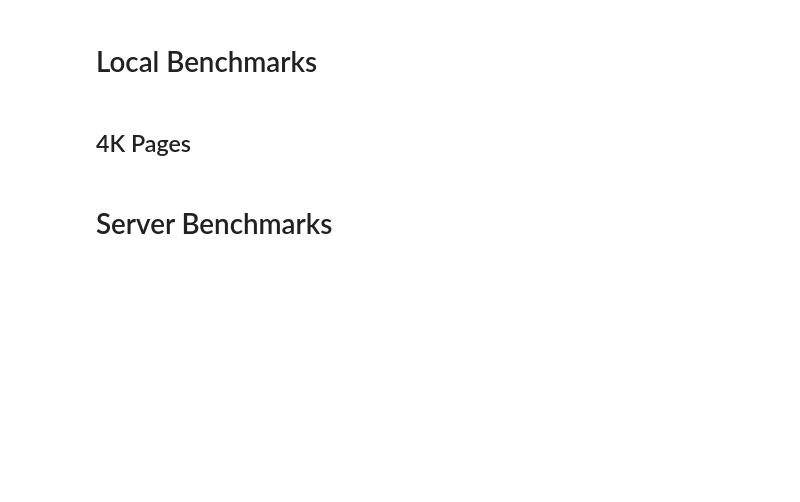
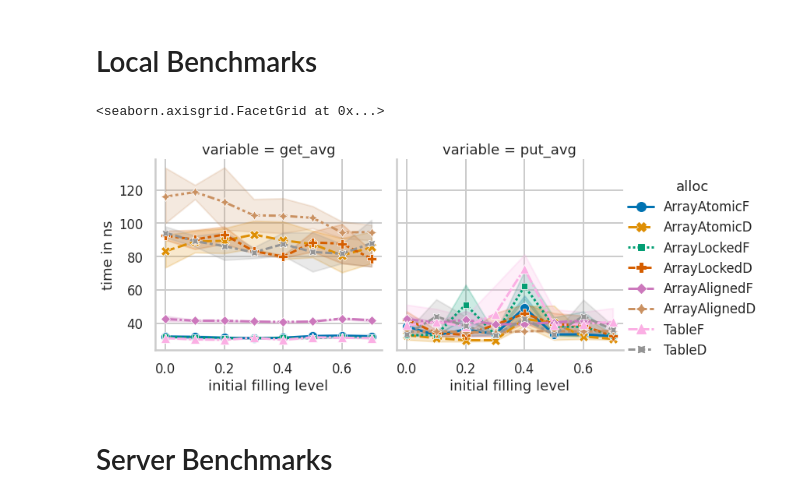
Before and after one commit to luhsra/llfree-rs, a Jupyter notebook: bench/filling.ipynb, the cells around one changed output. Saved outputs shown, nothing was run; the diff lists cells and outputs as text; code cells hidden in the pictures; blank space fills up the shorter version.

```diff
--- a/bench/filling.ipynb
+++ b/bench/filling.ipynb
@@ -6,23 +6,25 @@ sns.set_style("whitegrid")
 sns.set_context("poster", font_scale=0.75)
 sns.set_palette("colorblind")
 
-alloc_order = ["Table", "ArrayAligned", "ArrayLocked", "ArrayAtomic"]
+
+alloc_order = ["ArrayAtomicF", "ArrayAtomicD", "ArrayLockedF", "ArrayLockedD",
+               "ArrayAlignedF", "ArrayAlignedD", "TableF", "TableD"]
 # %% [markdown]
 # Local Benchmarks
-# %% [markdown]
-## 4K Pages
 # %%
 pgd = pandas.read_csv("out/filling.csv")
 pgd["x"] *= 0.01
 pgd = pgd[["x", "alloc", "get_avg", "put_avg"]
           ].melt(id_vars=["x", "alloc"], value_vars=["get_avg", "put_avg"], value_name="time")
 g = sns.relplot(data=pgd, kind="line", x="x", y="time",
                 col="variable", style="alloc", hue="alloc", markers=True,
                 style_order=alloc_order, hue_order=alloc_order)
-# g.set(xticks=[1, 2, 4, 6, 8, 10])
-g.set(ylim=(0, 200))
+# g.set(ylim=(0, 300))
 g.set(xlabel="initial filling level")
 g.set(ylabel="time in ns")
+# %% [output]
+<seaborn.axisgrid.FacetGrid at 0x...>
+[figure, added]
 # %% [markdown]
 # Server Benchmarks
 # %%
```
Also changed, not shown: parts of 1 cell of this notebook, 44 other files.
